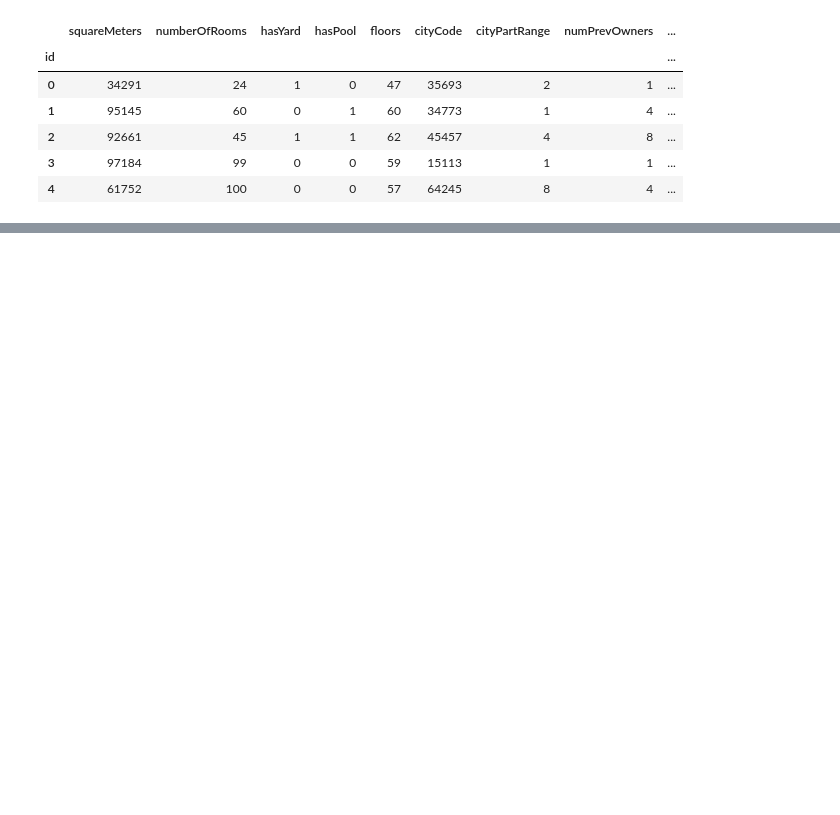
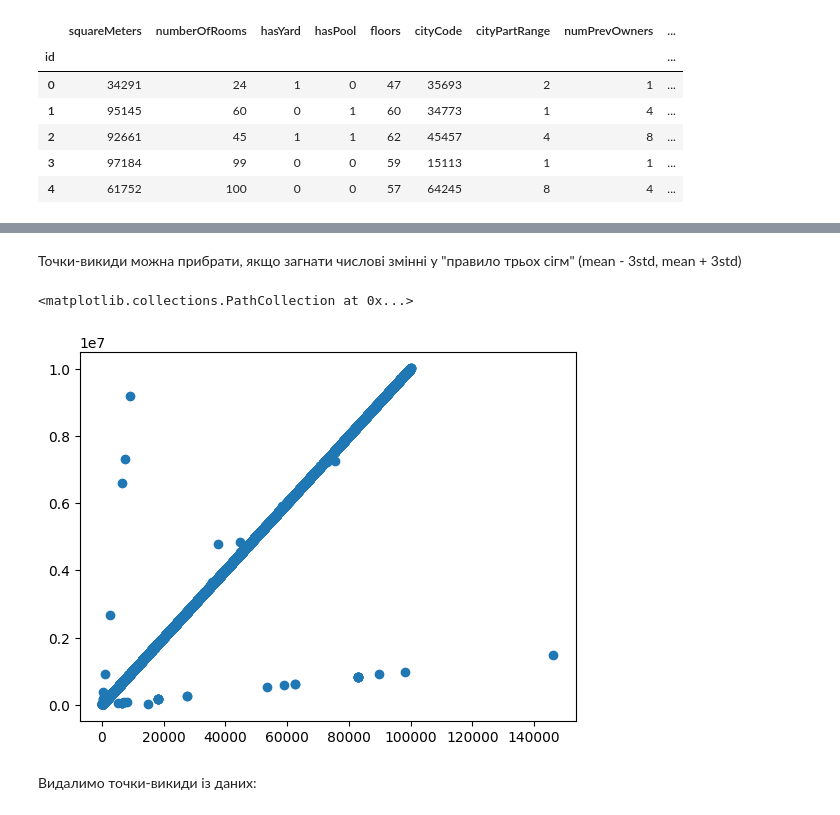
Before and after one commit to Krokha18/ml-intro-labs-2023, a Jupyter notebook: 03-house-pricing-regression/eda-regression.ipynb, the cells around one changed output, grey strips where cells are left out. Drawn from its saved outputs; the diff is of its cells as text; code cells hidden in the pictures; blank space fills up the shorter version.

```diff
--- a/03-house-pricing-regression/eda-regression.ipynb
+++ b/03-house-pricing-regression/eda-regression.ipynb
@@ -36,0 +95,9 @@ data.head()
+# %% [markdown]
+Точки-викиди можна прибрати, якщо загнати числові змінні у "правило трьох сігм" (mean - 3std, mean + 3std)
+# %%
+plt.scatter(data['squareMeters'][data['squareMeters']<196000], data['price'][data['squareMeters']<196000])
+# %% [output]
+<matplotlib.collections.PathCollection at 0x...>
+[figure, added]
+# %% [markdown]
+Видалимо точки-викиди із даних:
```
Also changed, not shown: parts of 37 cells of this notebook.
